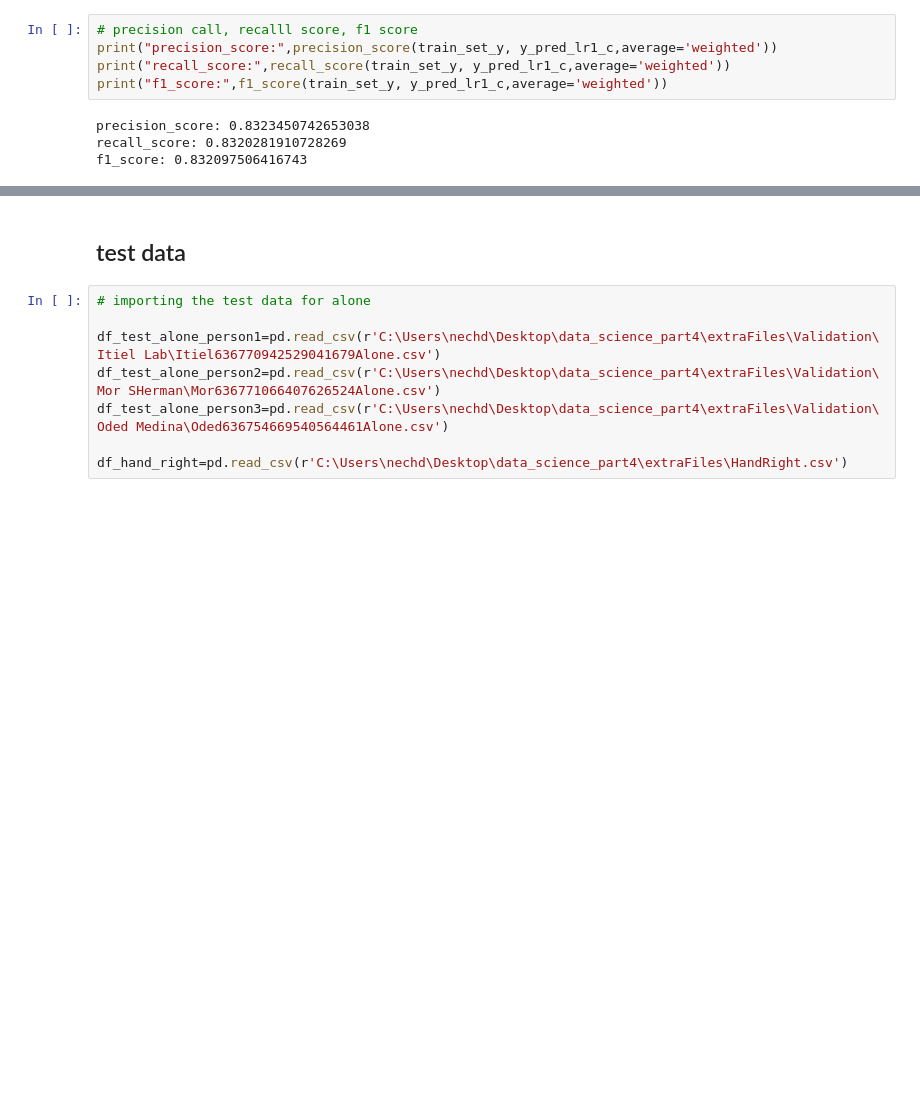
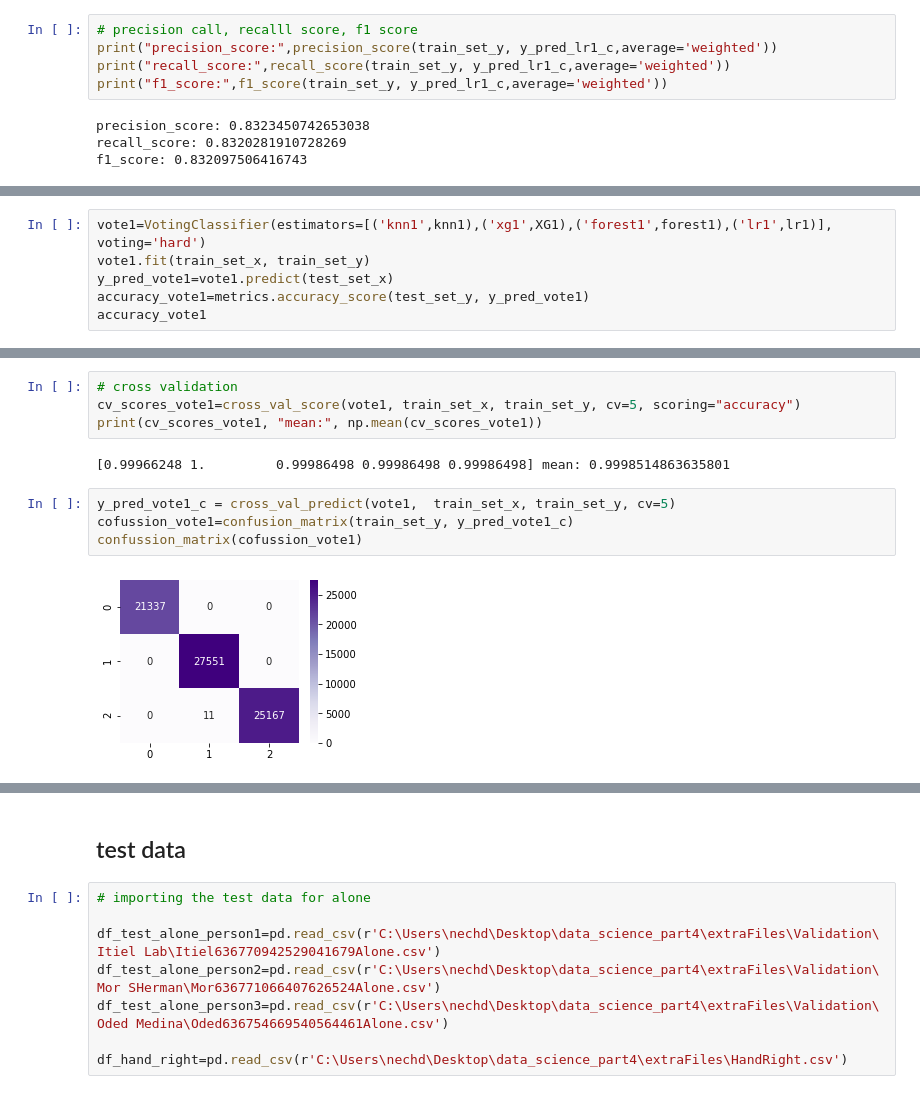
Before and after one commit to Yehudit-Brickner/data_science_end_of_year1_project, a Jupyter notebook: data science part 4.ipynb, the cells around one changed output, grey strips where cells are left out. Drawn from its saved outputs; the diff is of its cells as text; blank space fills up the shorter version.

Commit message:
added voting classifier

```diff
--- a/data science part 4.ipynb
+++ b/data science part 4.ipynb
@@ -856,0 +859,6 @@ f1_score: 0.832097506416743
+# %%
+vote1=VotingClassifier(estimators=[('knn1',knn1),('xg1',XG1),('forest1',forest1),('lr1',lr1)], voting='hard')
+vote1.fit(train_set_x, train_set_y)
+y_pred_vote1=vote1.predict(test_set_x)
+accuracy_vote1=metrics.accuracy_score(test_set_y, y_pred_vote1)
+accuracy_vote1
@@ -856,0 +880,12 @@ f1_score: 0.832097506416743
+# %%
+# cross validation
+cv_scores_vote1=cross_val_score(vote1, train_set_x, train_set_y, cv=5, scoring="accuracy")
+print(cv_scores_vote1, "mean:", np.mean(cv_scores_vote1))
+# %% [output]
+[0.99966248 1.         0.99986498 0.99986498 0.99986498] mean: 0.9998514863635801
+# %%
+y_pred_vote1_c = cross_val_predict(vote1,  train_set_x, train_set_y, cv=5)
+cofussion_vote1=confusion_matrix(train_set_y, y_pred_vote1_c)
+confussion_matrix(cofussion_vote1)
+# %% [output]
+[figure, added]
```
Also changed, not shown: parts of 10 cells of this notebook.
